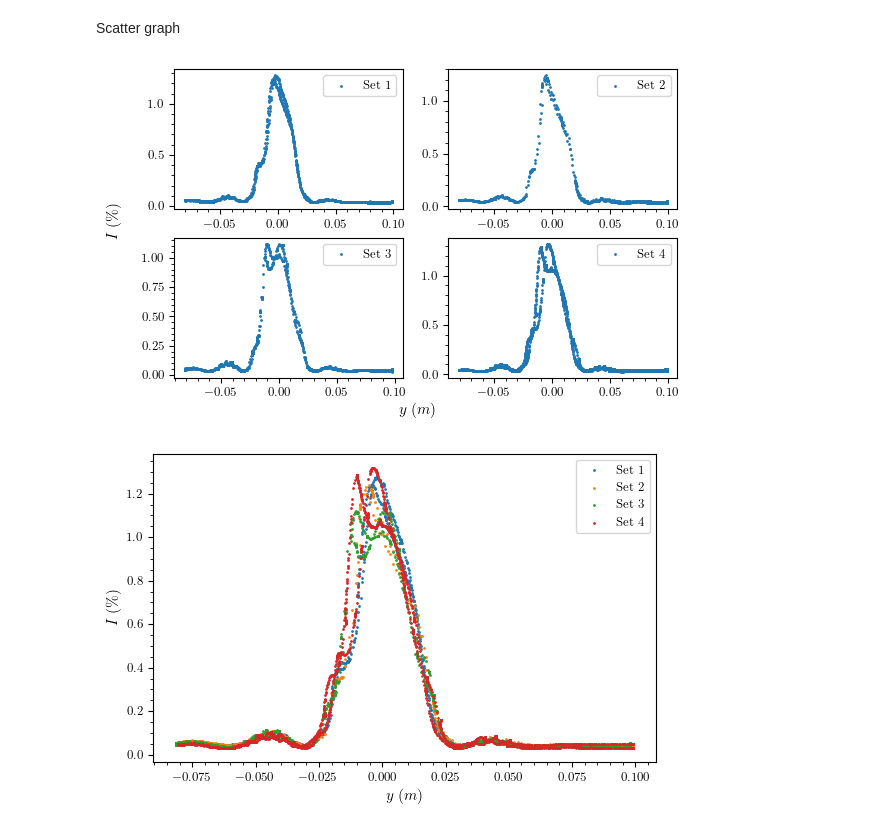
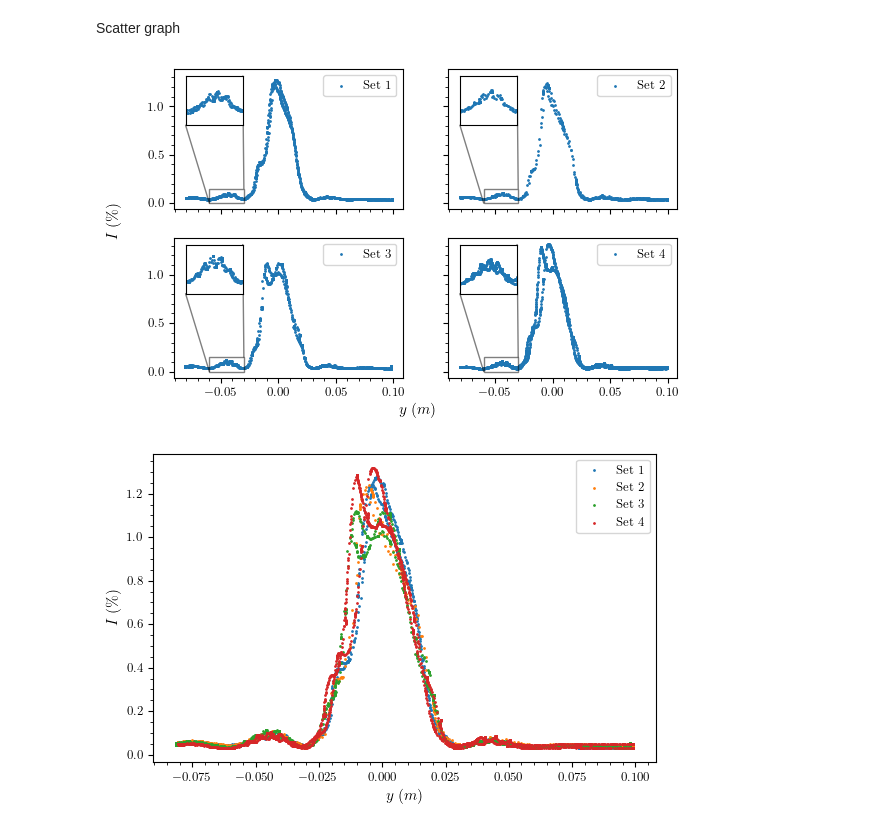
Before and after one commit to Vayxen/Lab2-Ottica-1, a Jupyter notebook: code/slit_0.02.ipynb, the cells around one changed output. Saved outputs shown, nothing was run; the diff lists cells and outputs as text; code cells hidden in the pictures.

```diff
--- a/code/slit_0.02.ipynb
+++ b/code/slit_0.02.ipynb
@@ -69,19 +69,33 @@ ax.set_ylim(ylim)
 # %% [markdown]
 Scatter graph
 # %%
-fig, axs = plt.subplots(2, 2)
+fig, axs = plt.subplots(2, 2, sharex=True, sharey=True)
 axs = axs.flatten()
 
 for i, df in enumerate(dfs):
     axs[i].scatter(df.y, df.I, s=1, label=f"Set {i+1}")
     axs[i].legend()
+    zoom = axs[i].inset_axes([0.05, 0.6, 0.25, 0.35])
+
+    zoom.scatter(df.y, df.I, s=1, label=f"Set {i+1}")
+
+    xlim = zoom.get_xlim()
+    zoom.plot(xlim, [0.5, 0.5], color="black")
+
+    zoom.set_xticklabels([])
+    zoom.set_yticklabels([])
+    zoom.tick_params(which='both' , bottom=False, left = False)
+    zoom.set_xlim(-0.06, -0.03)
+    zoom.set_ylim(0, 0.15)
+
+    axs[i].indicate_inset_zoom(zoom, edgecolor="black")
 
 fig.supxlabel(r"$y \; (m)$", size=mpl.rcParams['axes.labelsize'])
 fig.supylabel(r"$I \; (\%)$", size=mpl.rcParams['axes.labelsize'])
 
 fig.savefig(graph_path / f"single_scatter_{slit_name}.png")
 # %% [output]
-[figure, old version]
+[figure, new version]
 # %%
 fig, ax = plt.subplots(1, 1)
 
```
Also changed, not shown: parts of 4 cells of this notebook, 11 other files.
